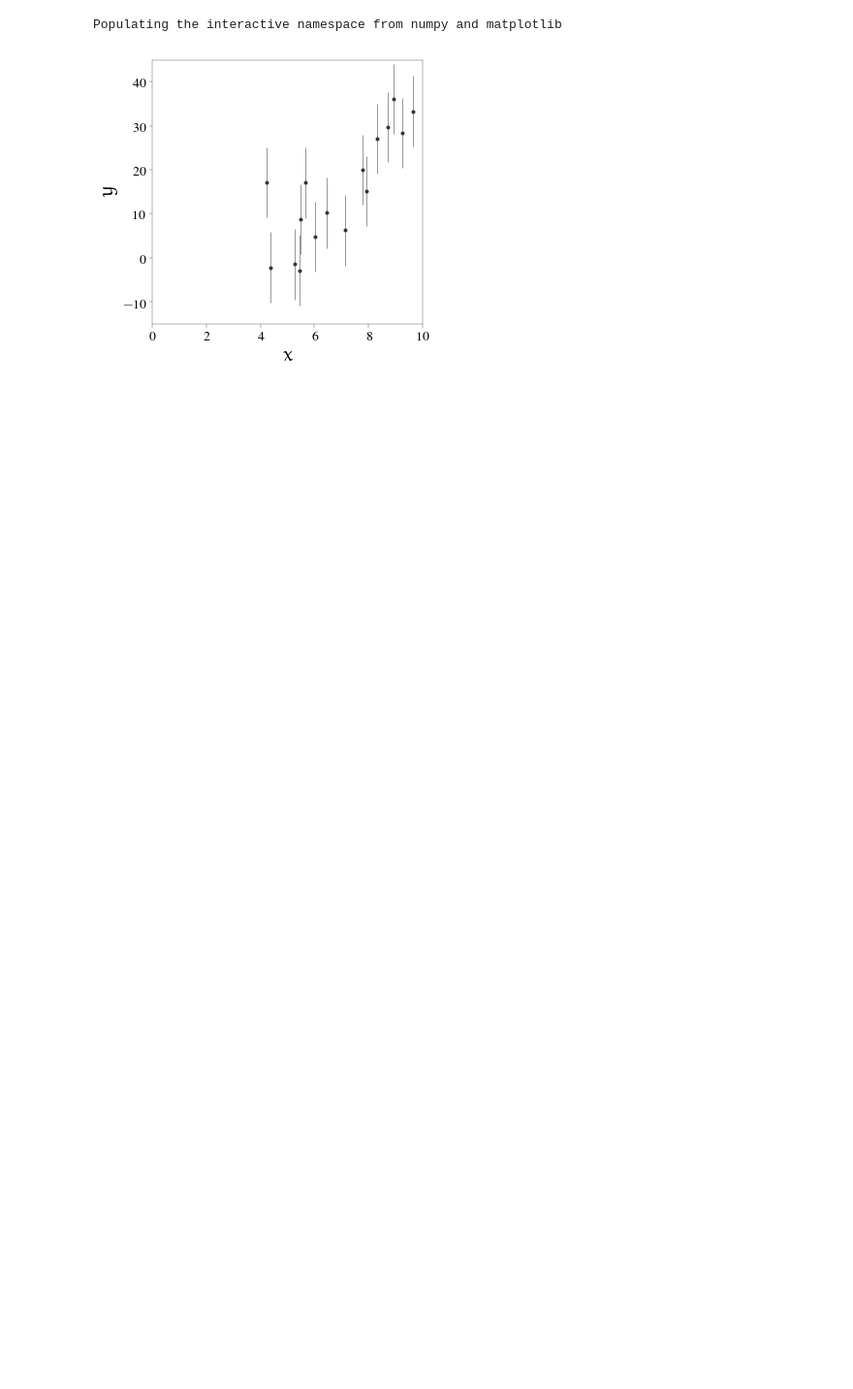
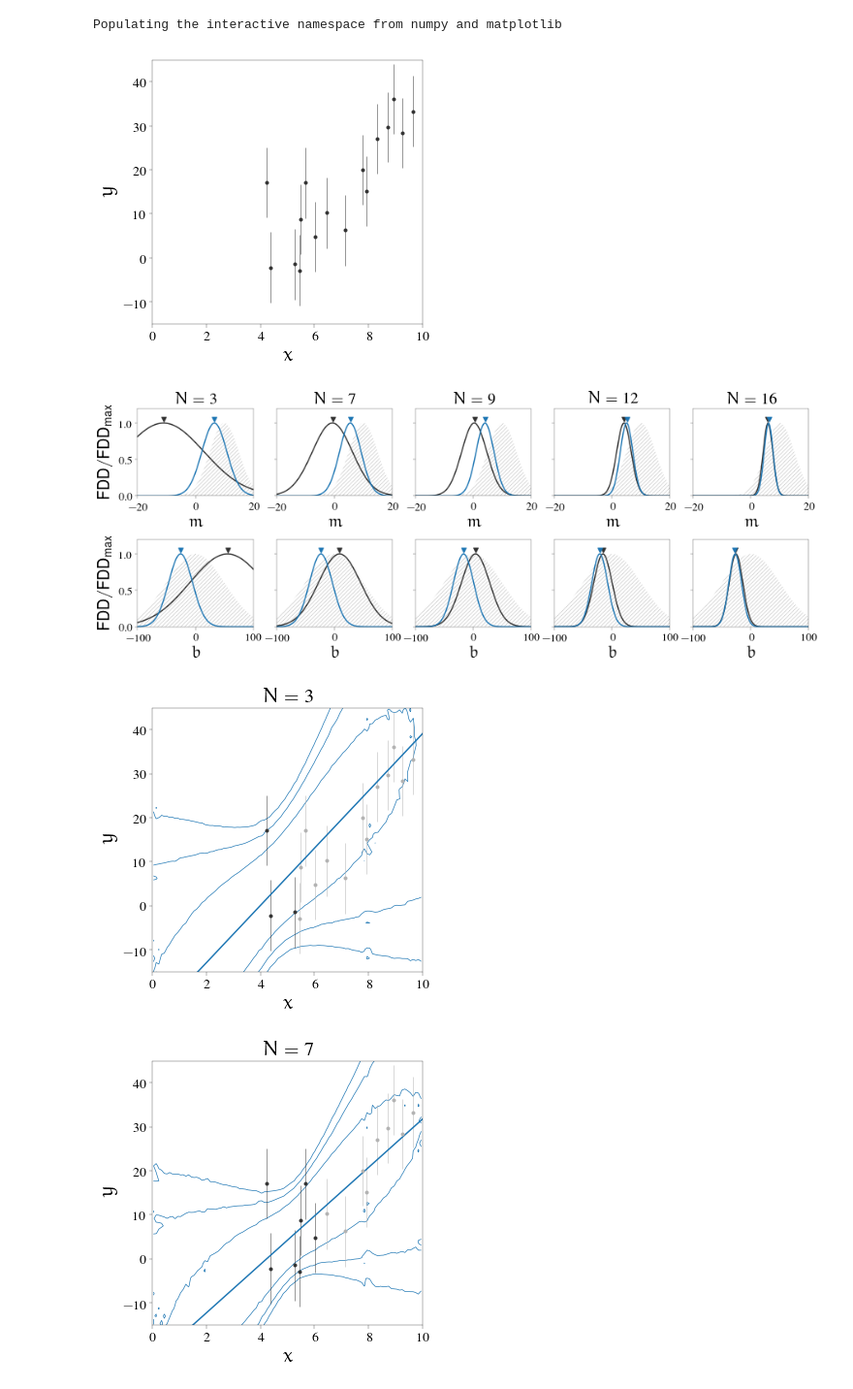
Before and after one commit to ajmejia/1st-phd-seminar, a Jupyter notebook: examples.ipynb, the cells around one changed output. Shown at 97% size. Drawn from its saved outputs; the diff is of its cells as text; code cells hidden in the pictures; blank space fills up the shorter version.

Commit message:
adding model sampling through the posterior PDF

```diff
--- a/examples.ipynb
+++ b/examples.ipynb
@@ -177,36 +196,37 @@ fig_pdf.subplots_adjust(wspace=0.2, hspace=0.5)
 
 axs[0,0].set_ylabel(r"$\text{FDD}/\text{FDD}_\text{max}$")
 axs[1,0].set_ylabel(r"$\text{FDD}/\text{FDD}_\text{max}$")
-axs[0,0].set_xlim(*range_m)
+axs[0,0].set_xlim(*(-20,+20))
+axs[1,0].set_xlim(*(-100,+100))
 axs[0,0].set_ylim(*range_pdf)
-axs[1,0].set_xlim(*range_b)
 
 x_idx = digitize(x[mask_linear], linspace(x[mask_linear].min(),x[mask_linear].max(),axs.shape[1]+1), right=True)
 x_idx[x_idx==0] = 1
+step_m = 7
+step_b = 9
+inf_pars = dict(mu_m=10.0, sigma_m=5.0, mu_b=0.0, sigma_b=50.0)
+prior = inf_prior(MM_lin[0,:,:], BB_lin[0,:,:], **inf_pars)
 
-inf_pars = dict(mu_m=10.0, sigma_m=5.0, mu_b=0.0, sigma_b=50.0)
-prior = inf_prior(MM_obs[0,:,:], BB_obs[0,:,:], **inf_pars)
-
-show_condlikelihood = True
-show_marginals = True
-show_prior = False
-show_marglikelihood = False
-show_posterior = False
+show_condlikelihood = False
+show_marginals = False
+show_marglikelihood = True
+show_prior = True
+show_posterior = True
 mask_names = array([show_condlikelihood, show_marginals, show_marglikelihood, show_prior, show_posterior])
 names = array(["mle", "mar", "mml", "prior", "posterior"])
 for j,i in it.product(xrange(axs.shape[1]),xrange(axs.shape[0])):
     mask = x_idx<=j+1
-    likelihood = lik_i(XX_obs[mask,:,:], YY_obs[mask,:,:], sigma, [MM_obs[mask,:,:],BB_obs[mask,:,:]]).prod(axis=0)
+    likelihood = lik_i(XX_lin[mask,:,:], YY_lin[mask,:,:], sigma, [MM_lin[mask,:,:],BB_lin[mask,:,:]]).prod(axis=0)
     mle_m, mle_b = unravel_index(argmax(likelihood), likelihood.shape)
     lik_min = np.min(likelihood)
     lik_max = likelihood[mle_m,mle_b]-lik_min
-    margin_m = range(0, mle_m-10+j, 10-j) + range(mle_m+10-j, M.size, 10-j)
-    margin_b = range(0, mle_b-10+j, 10-j) + range(mle_b+10-j, B.size, 10-j)
+    margin_m = range(0, mle_m-step_m+j, step_m-j) + range(mle_m+step_m-j, M.size, step_m-j)
+    margin_b = range(0, mle_b-step_b+j, step_b-j) + range(mle_b+step_b-j, B.size, step_b-j)
     posterior = likelihood*prior
     if axs[i,j].is_first_row():
-        pri_m = integrate_vol([MM_obs[0],BB_obs[0]], prior, axis=1)
-        lik_m = integrate_vol([MM_obs[0],BB_obs[0]], likelihood, axis=1)
-        pos_m = integrate_vol([MM_obs[0],BB_obs[0]], posterior, axis=1)
+        pri_m = integrate_vol([MM_lin[0],BB_lin[0]], prior, axis=1)
+        lik_m = integrate_vol([MM_lin[0],BB_lin[0]], likelihood, axis=1)
+        pos_m = integrate_vol([MM_lin[0],BB_lin[0]], posterior, axis=1)
         mml_m = argmax(lik_m)
         map_m = argmax(pos_m)
 
@@ -223,36 +243,45 @@ for j,i in it.product(xrange(axs.shape[1]),xrange(axs.shape[0])):
         axs[i,j].plot(M[mle_m], 1.15, "v", mfc="none", mec="0.2", visible=show_condlikelihood)
         axs[i,j].set_xlabel(r"$m$")
     if axs[i,j].is_last_row():
-        pri_b = integrate_vol([MM_obs[0],BB_obs[0]], prior, axis=0)
-        lik_b = integrate_vol([MM_obs[0],BB_obs[0]], likelihood, axis=0)
-        pos_b = integrate_vol([MM_obs[0],BB_obs[0]], posterior, axis=0)
+        pri_b = integrate_vol([MM_lin[0],BB_lin[0]], prior, axis=0)
+        lik_b = integrate_vol([MM_lin[0],BB_lin[0]], likelihood, axis=0)
+        pos_b = integrate_vol([MM_lin[0],BB_lin[0]], posterior, axis=0)
         mml_b = argmax(lik_b)
         map_b = argmax(pos_b)
 
         axs[i,j].plot(B, norm_to_max(likelihood[mle_m,:]), ":", color="0.2", lw=1.5, visible=show_condlikelihood)
         for mar_m in margin_m:
             axs[i,j].plot(B, (likelihood[mar_m,:]-lik_min)/lik_max, "-", color="0.7", lw=0.5, zorder=-1, visible=show_marginals)
         axs[i,j].plot(B, norm_to_max(lik_b), "-", color="0.2", lw=1.5, visible=show_marglikelihood)
         axs[i,j].fill_between(B, norm_to_max(pri_b), lw=0.0, hatch=5*"/", edgecolor="0.7", facecolor="none", visible=show_prior)
         axs[i,j].plot(B, norm_to_max(pos_b), "-", lw=1.5, color="C0", visible=show_posterior)
         axs[i,j].plot(B[mml_b], 1.05, "v", mfc="0.2", mec="0.2", visible=show_marglikelihood)
         axs[i,j].plot(B[map_b], 1.05, "v", mfc="C0", mec="C0", visible=show_posterior)
         axs[i,j].plot(B[mle_b], 1.15, "v", mfc="none", mec="0.2", visible=show_condlikelihood)
         axs[i,j].set_xlabel(r"$b$")
     if i==1:
         fig_fit, ax = subplots(1, 1)
         ax.set_title(r"$N={}$".format(mask.sum()), size="medium")
         ax.plot(X, model(X, [M[mle_m],B[mle_b]]), "-", color="0.2", lw=1.5, visible=show_condlikelihood)
-        ax.plot(X, model(X, [M[map_m],B[map_b]]), "-", color="C0", lw=1.5, visible=show_posterior)
+        if show_posterior:
+            ax.plot(X, model(X, [M[map_m],B[map_b]]), "-", color="C0", lw=1.5, visible=show_posterior)
+            PDF_xy, X_pos, Y_pos = model_sampling([MM_uni[0],BB_uni[0]], posterior, X, model)
+            XX_pos, YY_pos = meshgrid(X_pos, Y_pos, indexing="ij")
+            levels = [percentile_to_level(XX_pos, YY_pos, PDF_xy, per) for per in percentiles]
+            ax.contour(X_pos, Y_pos, PDF_xy, levels, colors="C0", linewidths=0.7)
         ax.errorbar(x[mask_linear][~mask], y[mask_linear][~mask], sigma, fmt=".", ecolor="0.7", color="0.7", lw=0.5)
         ax.errorbar(x[mask_linear][mask], y[mask_linear][mask], sigma, fmt=".", ecolor="0.2", color="0.2", lw=0.5)
         ax.set_xlim(*range_x)
         ax.set_ylim(*range_y)
         ax.set_xlabel(r"$x$")
         ax.set_ylabel(r"$y$")
 
         axs[0,j].set_visible(True)
         axs[1,j].set_visible(True)
 
-        if any(mask_names): fig_fit.savefig("img/linear-fit-{}-{}".format(join(names[mask_names], "-"), j+1))
-        if any(mask_names): fig_pdf.savefig("img/linear-pdf-{}-{}".format(join(names[mask_names], "-"), j+1))
+#         if any(mask_names): fig_fit.savefig("img/linear-fit-{}-{}".format(join(names[mask_names],"-"), j+1))
+#         if any(mask_names): fig_pdf.savefig("img/linear-pdf-{}-{}".format(join(names[mask_names],"-"), j+1))
+# %% [output]
+[figure, added]
+[figure, added]
+[figure, added]
```
Also changed, not shown: parts of 5 cells of this notebook.
